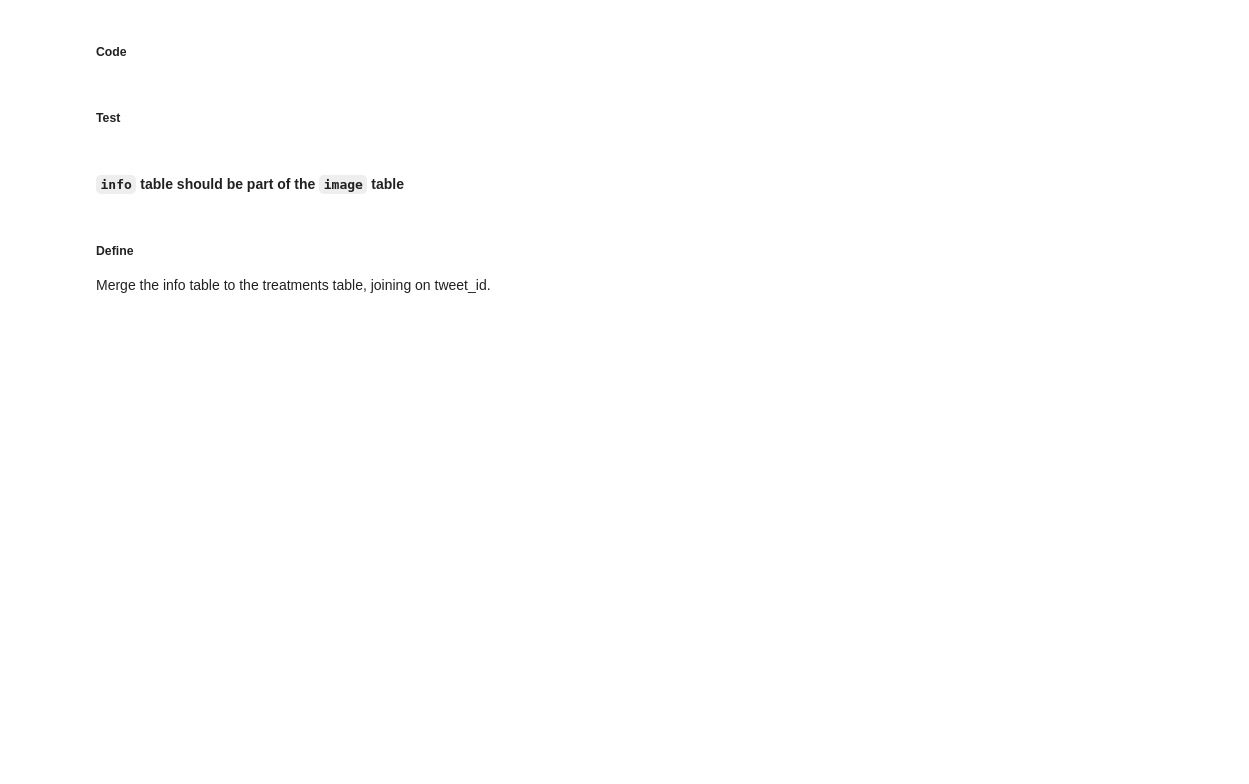
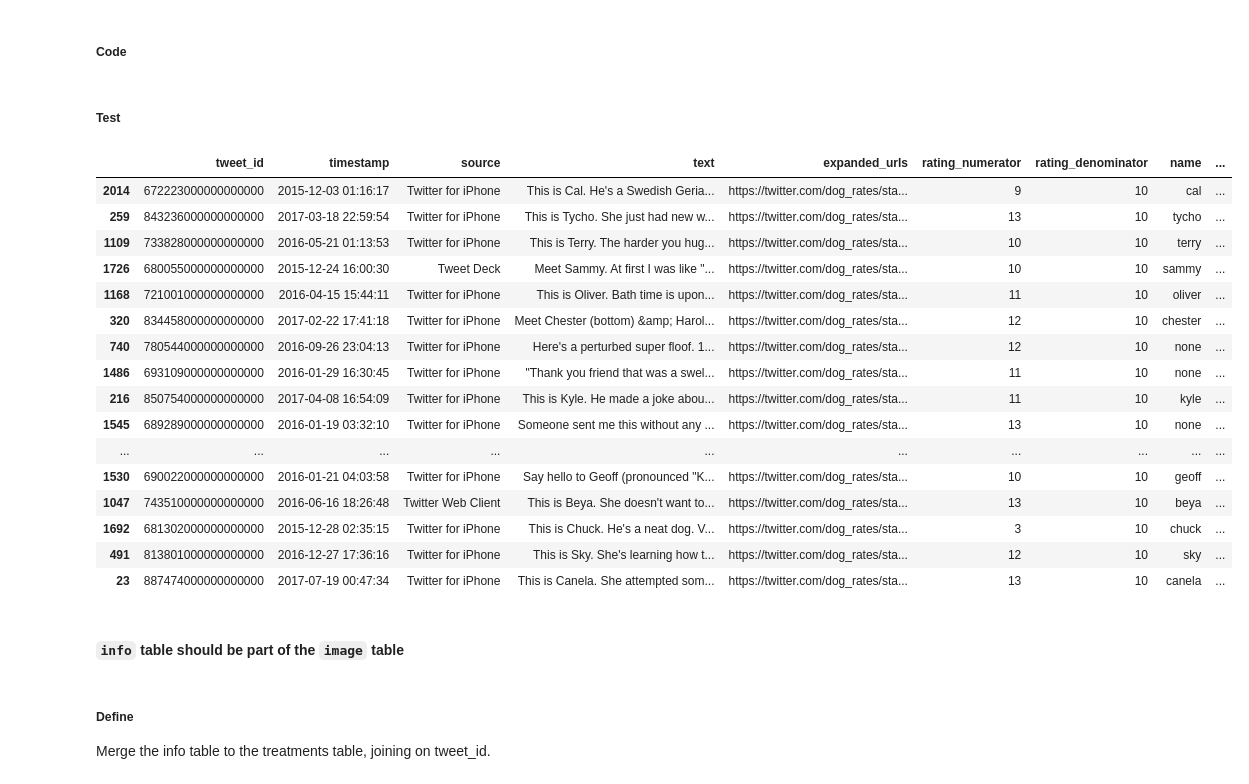
Before and after one commit to michellemao0224/Data-Wrangling, a Jupyter notebook: Project/wrangle_act.ipynb, the cells around one changed output. Saved outputs shown, nothing was run; the diff lists cells and outputs as text; code cells hidden in the pictures; blank space fills up the shorter version.

```diff
--- a/Project/wrangle_act.ipynb
+++ b/Project/wrangle_act.ipynb
@@ -301,4 +340,4 @@ A value is trying to be set on a copy of a slice from a DataFrame
 See the caveats in the documentation: http://pandas.pydata.org/pandas-docs/stable/indexing.html#indexing-view-versus-copy
 # %%
 tweet_clean.name = tweet_clean.new_text
-tweet_clean.drop(['new_text'], axis=1)
+tweet_clean = tweet_clean.drop(['new_text'], axis=1)
@@ -398,8 +393,42 @@ treatments_clean = treatments_clean.drop('dose', axis=1)
+# %%
+def breed_concat(row):
+    breeds = []
+    breed_list = ['doggo', 'floofer', 'pupper', 'puppo']
+
+    for breed in breed_list:
+        if row[breed] != 'None':
+            breeds.append(breed)
+
+    return ' '.join(sorted(breeds))
+
+tweet_clean['breed'] = tweet_clean[['doggo', 'floofer', 'pupper', 'puppo']].apply(breed_concat, axis=1)
+# %%
+tweet_clean = tweet_clean.drop(['doggo', 'floofer', 'pupper', 'puppo'], axis=1)
+# %%
+tweet_clean.breed = tweet_clean.breed.astype('category')
 # %% [markdown]
 ##### Test
 # %%
 # Your testing code here
-treatments_clean.head()
+tweet_clean.sample(50)
+# %% [output]
+|  | tweet_id | timestamp | source | text | expanded_urls | rating_numerator | rating_denominator | name | ... |
+| 2014 | 672223000000000000 | 2015-12-03 01:16:17 | Twitter for iPhone | This is Cal. He's a Swedish Geria... | https://twitter.com/dog_rates/sta... | 9 | 10 | cal | ... |
+| 259 | 843236000000000000 | 2017-03-18 22:59:54 | Twitter for iPhone | This is Tycho. She just had new w... | https://twitter.com/dog_rates/sta... | 13 | 10 | tycho | ... |
+| 1109 | 733828000000000000 | 2016-05-21 01:13:53 | Twitter for iPhone | This is Terry. The harder you hug... | https://twitter.com/dog_rates/sta... | 10 | 10 | terry | ... |
+| 1726 | 680055000000000000 | 2015-12-24 16:00:30 | Tweet Deck | Meet Sammy. At first I was like "... | https://twitter.com/dog_rates/sta... | 10 | 10 | sammy | ... |
+| 1168 | 721001000000000000 | 2016-04-15 15:44:11 | Twitter for iPhone | This is Oliver. Bath time is upon... | https://twitter.com/dog_rates/sta... | 11 | 10 | oliver | ... |
+| 320 | 834458000000000000 | 2017-02-22 17:41:18 | Twitter for iPhone | Meet Chester (bottom) &amp; Harol... | https://twitter.com/dog_rates/sta... | 12 | 10 | chester | ... |
+| 740 | 780544000000000000 | 2016-09-26 23:04:13 | Twitter for iPhone | Here's a perturbed super floof. 1... | https://twitter.com/dog_rates/sta... | 12 | 10 | none | ... |
+| 1486 | 693109000000000000 | 2016-01-29 16:30:45 | Twitter for iPhone | "Thank you friend that was a swel... | https://twitter.com/dog_rates/sta... | 11 | 10 | none | ... |
+| 216 | 850754000000000000 | 2017-04-08 16:54:09 | Twitter for iPhone | This is Kyle. He made a joke abou... | https://twitter.com/dog_rates/sta... | 11 | 10 | kyle | ... |
+| 1545 | 689289000000000000 | 2016-01-19 03:32:10 | Twitter for iPhone | Someone sent me this without any ... | https://twitter.com/dog_rates/sta... | 13 | 10 | none | ... |
+| ... | ... | ... | ... | ... | ... | ... | ... | ... | ... |
+| 1530 | 690022000000000000 | 2016-01-21 04:03:58 | Twitter for iPhone | Say hello to Geoff (pronounced "K... | https://twitter.com/dog_rates/sta... | 10 | 10 | geoff | ... |
+| 1047 | 743510000000000000 | 2016-06-16 18:26:48 | Twitter Web Client | This is Beya. She doesn't want to... | https://twitter.com/dog_rates/sta... | 13 | 10 | beya | ... |
+| 1692 | 681302000000000000 | 2015-12-28 02:35:15 | Twitter for iPhone | This is Chuck. He's a neat dog. V... | https://twitter.com/dog_rates/sta... | 3 | 10 | chuck | ... |
+| 491 | 813801000000000000 | 2016-12-27 17:36:16 | Twitter for iPhone | This is Sky. She's learning how t... | https://twitter.com/dog_rates/sta... | 12 | 10 | sky | ... |
+| 23 | 887474000000000000 | 2017-07-19 00:47:34 | Twitter for iPhone | This is Canela. She attempted som... | https://twitter.com/dog_rates/sta... | 13 | 10 | canela | ... |
 # %% [markdown]
 #### `info` table should be part of the `image` table
 # %% [markdown]
```
Also changed, not shown: parts of 33 cells of this notebook.
